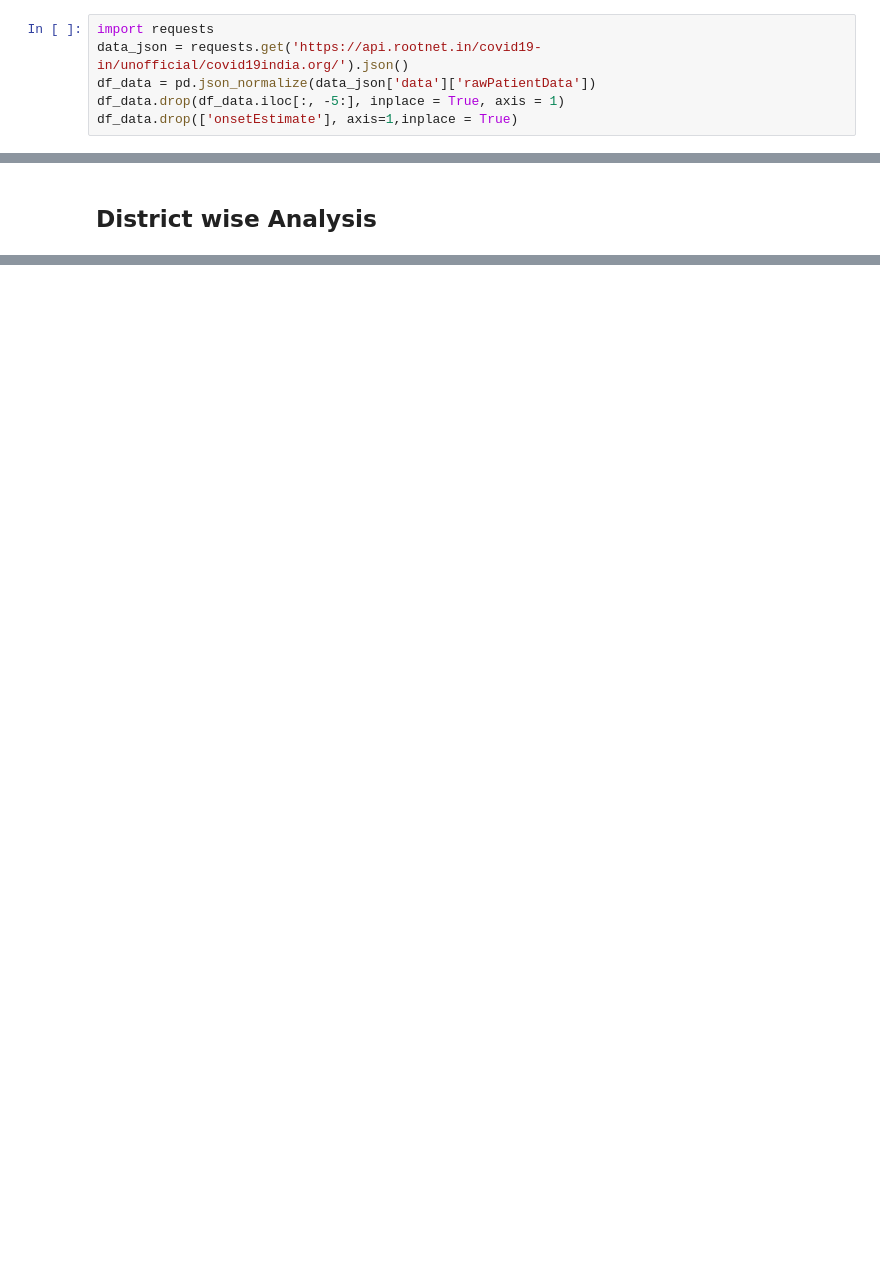
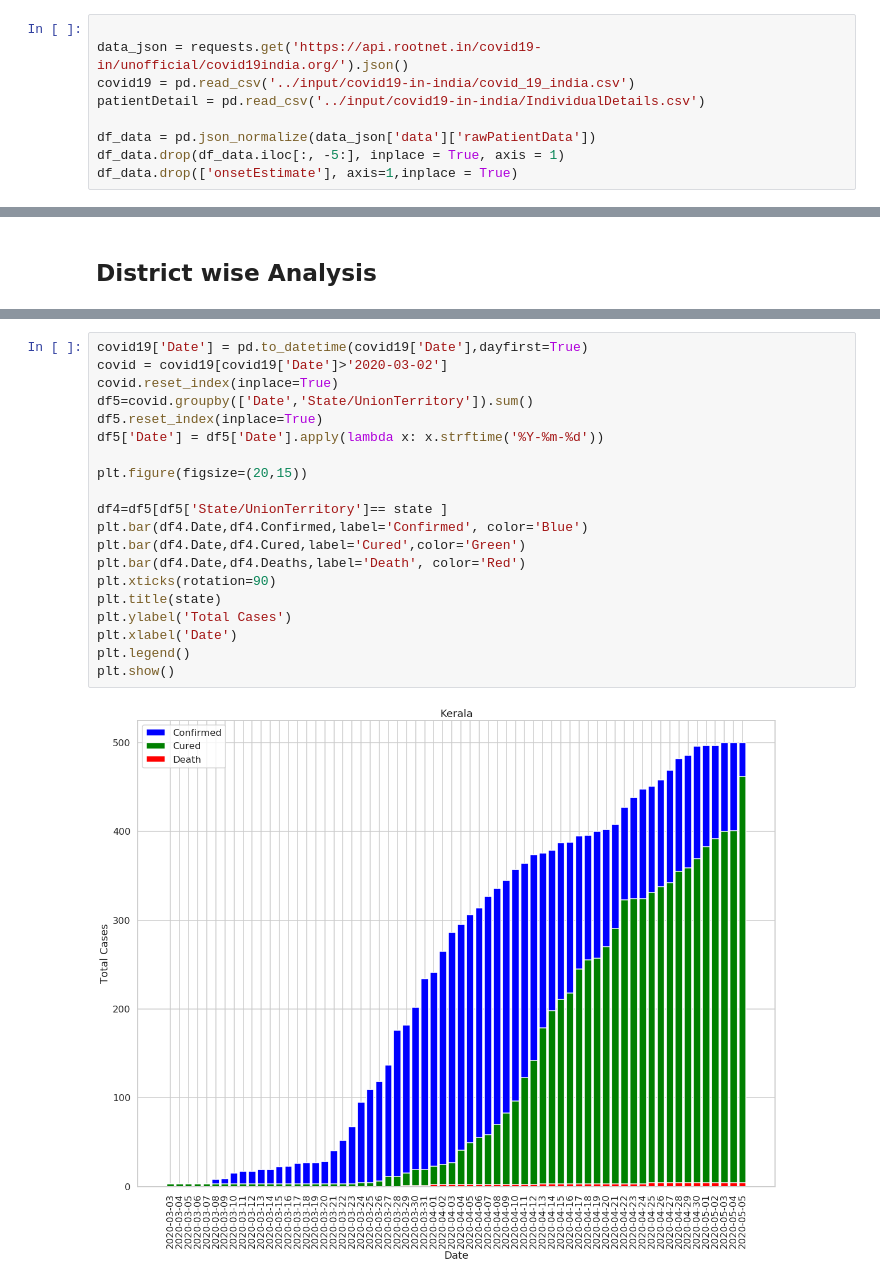
Before and after one commit to bankanikhil29/-Covid-19-in-Indian-State, a Jupyter notebook: Covid-19 in Kerala.ipynb, the cells around one changed output, grey strips where cells are left out. Drawn from its saved outputs; the diff is of its cells as text; blank space fills up the shorter version.

```diff
--- a/Covid-19 in Kerala.ipynb
+++ b/Covid-19 in Kerala.ipynb
@@ -17,8 +16,11 @@ py.init_notebook_mode(connected=True)
 from fbprophet import Prophet
 from fbprophet.plot import plot_plotly, add_changepoints_to_plot
 # %%
-import requests
+
 data_json = requests.get('https://api.rootnet.in/covid19-in/unofficial/covid19india.org/').json()
+covid19 = pd.read_csv('../input/covid19-in-india/covid_19_india.csv')
+patientDetail = pd.read_csv('../input/covid19-in-india/IndividualDetails.csv')
+
 df_data = pd.json_normalize(data_json['data']['rawPatientData'])
 df_data.drop(df_data.iloc[:, -5:], inplace = True, axis = 1)
 df_data.drop(['onsetEstimate'], axis=1,inplace = True)
@@ -103,0 +136,22 @@ for i in range(order2.shape[0]):
+# %%
+covid19['Date'] = pd.to_datetime(covid19['Date'],dayfirst=True)
+covid = covid19[covid19['Date']>'2020-03-02']
+covid.reset_index(inplace=True)
+df5=covid.groupby(['Date','State/UnionTerritory']).sum()
+df5.reset_index(inplace=True)
+df5['Date'] = df5['Date'].apply(lambda x: x.strftime('%Y-%m-%d'))
+
+plt.figure(figsize=(20,15))
+
+df4=df5[df5['State/UnionTerritory']== state ]
+plt.bar(df4.Date,df4.Confirmed,label='Confirmed', color='Blue')
+plt.bar(df4.Date,df4.Cured,label='Cured',color='Green')
+plt.bar(df4.Date,df4.Deaths,label='Death', color='Red')
+plt.xticks(rotation=90)
+plt.title(state)
+plt.ylabel('Total Cases')
+plt.xlabel('Date')
+plt.legend()
+plt.show()
+# %% [output]
+[figure, added]
```
Also changed, not shown: parts of 14 cells of this notebook.
